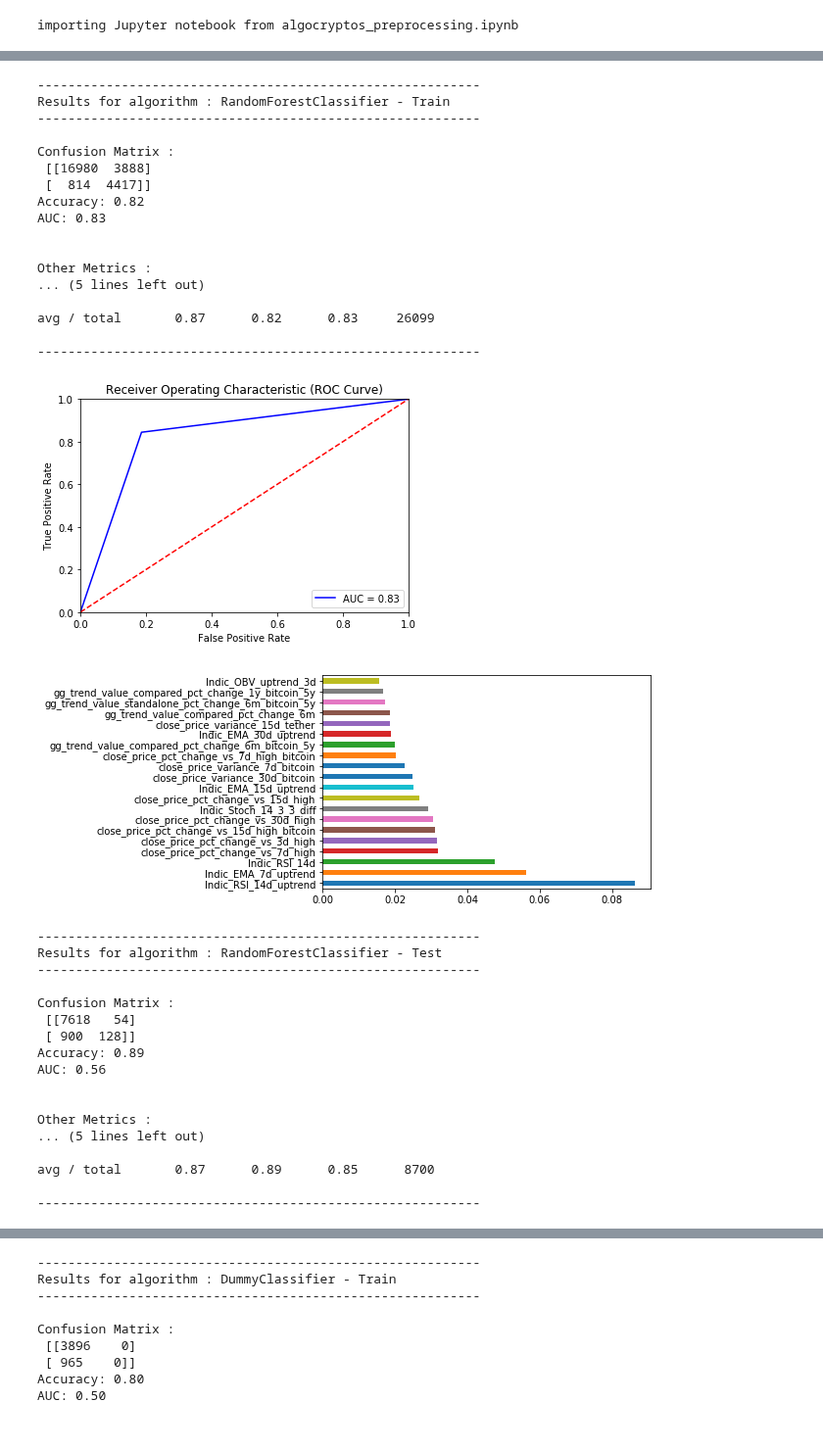
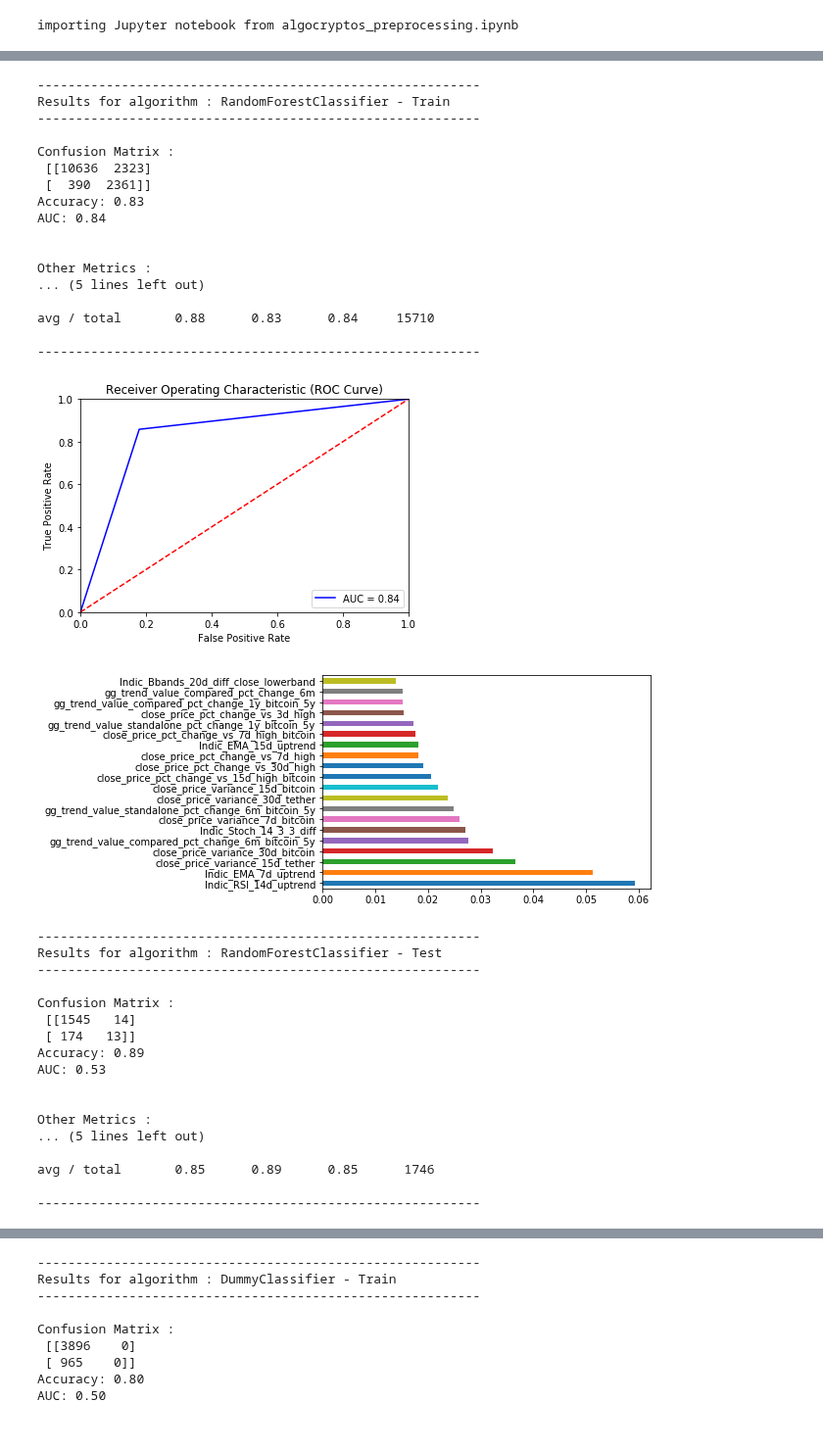
Before and after one commit to cysacenda/algocryptos, a Jupyter notebook: notebooks/ML/algocryptos_global.ipynb, the cells around one changed output, grey strips where cells are left out. Shown at 98% size. Drawn from its saved outputs; the diff is of its cells as text; code cells hidden in the pictures.

```diff
--- a/notebooks/ML/algocryptos_global.ipynb
+++ b/notebooks/ML/algocryptos_global.ipynb
@@ -82,7 +87,7 @@ importing Jupyter notebook from algocryptos_preprocessing.ipynb
 #       'y_+1d_value', 'y_+1d_classif', 'y_+2d_value', 'y_+2d_classif',
 #       'y_+3d_value', 'y_+3d_classif', 'y_+7d_value', 'y_+7d_classif',
 #       'y_+15d_value', 'y_+15d_classif', 'y_+30d_value', 'y_+30d_classif']
-id_cryptocompare = "202330" # ether 7605
+id_cryptocompare = "7605" # ether 7605
 y_to_be_considered = 'y_+1d_classif'
 close_price_increase_targeted = +5
 dict_hours_labels  = {3:'3h', 6:'6h', 12:'12h', 24:'1d', 24*2:'2d', 24*3:'3d', 24*7:'7d', 24*15:'15d', 24*30:'30d'}
@@ -98,21 +103,18 @@ dict_hours_labels  = {3:'3h', 6:'6h', 12:'12h', 24:'1d', 24*2:'2d', 24*3:'3d', 2
 # ------------------ LOAD DATA FROM DATABASE ------------------ #
 
 # Take one crypto only
-#df = alg_preproc.get_global_dataset_for_crypto(id_cryptocompare)
+#df = alg_preproc.get_global_dataset_for_crypto("310829")
 #df2 = df.reset_index(drop=True)
 #df2 = df[['open_price', 'high_price', 'low_price', 'close_price','Indic_OBV_uptrend_15d', 'Indic_RSI_14d_uptrend', 'reddit_subscribers_pct_change_7d', 'Indic_RSI_14d_uptrend', 'Indic_EMA_15d_uptrend', 'Indic_EMA_7d_uptrend', 'Indic_Bbands_20d_diff_close_lowerband', 'close_price_variance_15d_tether', 'close_price_pct_change_vs_7d_high', 'volume_aggregated_24h', 'close_price_variance_30d_bitcoin']]
 
 # Take first 10 cryptos
-df_list = alg_preproc.get_global_datasets_for_top_n_cryptos(15)
+dict_df = alg_preproc.get_global_datasets_for_top_n_cryptos(3)
 
 # Find errors in input data - ex - Problem BCH - "202330"
 #df_tp = df2.iloc[:,0:123]
 #df_tp.reddit_subscribers_pct_change_1d.sort_values()
 #tmp = scaler.fit_transform(df_tp)
 #df2 = df2.replace([np.inf, -np.inf], np.nan).dropna(how="all")
-
-
-=> Problème 310829 - TRX sur zscore
 # %% [output]
 Crypto : 1182
 
@@ -135,6 +124,7 @@ AttributeError: 'numpy.float64' object has no attribute 'sqrt'
 # %%
 # ------------------ PRE-PROCESSING : Calcul y + split data ------------------ #
 columns_nb = 0
+df_new_dict = {}
 df_new_list = []
 
 def calcul_values_of_y(df, dict_hours_labels, increase_target_pct):
@@ -151,8 +141,16 @@ def calcul_values_of_y(df, dict_hours_labels, increase_target_pct):
 
     return df
 
+def do_split_data(df_p, columns_nb_p):
+    # separe x,y
+    X = df_p.iloc[:,range(1, columns_nb_p)]
+    y = df_p.iloc[:,range(columns_nb_p, len(df_p.columns))]
+
+    # split data in training / validating / testing
+    return train_test_split(X, y, random_state=0, shuffle=False)
+
 # calcul y for each crypto
-for df_one_crypto in df_list:
+for key_id_cryptocompare, df_one_crypto in dict_df.items():
     # number of columns before adding y values - could be done once only
     columns_nb = len(df_one_crypto.columns)
 
@@ -161,18 +159,21 @@ for df_one_crypto in df_list:
 
     # remove rows where y can't be calculed (need more data in the future)
     df_one_crypto.dropna(subset=list(df_one_crypto.iloc[:,range(columns_nb, len(df_one_crypto.columns))]), inplace=True)
+
+    df_new_dict[key_id_cryptocompare] = df_one_crypto
     df_new_list.append(df_one_crypto)
 
 # concat to get only one dataframe instead of a list of dataframes
 df_global = pd.concat(df_new_list).sort_index()
 df_global.reset_index(drop=True)
 
-# separe x,y
-X = df_global.iloc[:,range(1, columns_nb)]
-y = df_global.iloc[:,range(columns_nb, len(df_global.columns))]
+# All cryptos
+X_train, X_test, y_train, y_test = do_split_data(df_global, columns_nb)
 
-# split data in training / validating / testing
-X_train, X_test, y_train, y_test = train_test_split(X, y, random_state=0, shuffle=False)
+# The one to predict
+X_train_one_crypto, X_test_one_crypto, y_train_one_crypto, y_test_one_crypto = do_split_data(df_new_dict[id_cryptocompare], columns_nb)
+X_test = X_test_one_crypto
+y_test = y_test_one_crypto
 
 # TODO : To be used to avoid overitting : No tuning while using testing data, only validation
 #X_train, X_val, y_train, y_val = train_test_split(X_train, y_train, test_size=0.2, random_state=1)
@@ -207,53 +189,53 @@ X_test_scaled = scaler.transform(X_test)
 # %%
 # -----------------------
 # ALGO : RANDOM FOREST
 # -----------------------
 from sklearn.ensemble import RandomForestClassifier
-clf = RandomForestClassifier(n_estimators=50, random_state=0, max_features='auto', max_depth=5, criterion='entropy', class_weight="balanced").fit(X_train_scaled, y_train[y_to_be_considered])
+clf = RandomForestClassifier(n_estimators=100, random_state=0, max_features='auto', max_depth=5, criterion='entropy', class_weight="balanced").fit(X_train_scaled, y_train[y_to_be_considered])
 
 show_model_accuracy('RandomForestClassifier - Train', clf, X_train_scaled, y_train[y_to_be_considered], X_train.columns, do_roc_curve=True, do_features_importance=True)
 show_model_accuracy('RandomForestClassifier - Test', clf, X_test_scaled, y_test[y_to_be_considered], X_test.columns, do_roc_curve=True, do_features_importance=False)
 
 # proba : to be shown by prediction, bien comprendre !
 probas = clf.predict_proba(X_test_scaled)[:,1]
 #print(probas)
 print(np.sort(probas))
 
 # clf.decision_path(X_test)
 # %% [output]
 ----------------------------------------------------------
 Results for algorithm : RandomForestClassifier - Train
 ----------------------------------------------------------
 
 Confusion Matrix :
- [[16980  3888]
- [  814  4417]]
-Accuracy: 0.82
-AUC: 0.83
+ [[10636  2323]
+ [  390  2361]]
+Accuracy: 0.83
+AUC: 0.84
 
 
 Other Metrics :
 ... (5 lines left out)
 
-avg / total       0.87      0.82      0.83     26099
+avg / total       0.88      0.83      0.84     15710
 
 ----------------------------------------------------------
-[figure, old version]
+[figure, new version]
-[figure, old version]
+[figure, new version]
 ----------------------------------------------------------
 Results for algorithm : RandomForestClassifier - Test
 ----------------------------------------------------------
 
 Confusion Matrix :
- [[7618   54]
- [ 900  128]]
+ [[1545   14]
+ [ 174   13]]
 Accuracy: 0.89
-AUC: 0.56
+AUC: 0.53
 
 
 Other Metrics :
 ... (5 lines left out)
 
-avg / total       0.87      0.89      0.85      8700
+avg / total       0.85      0.89      0.85      1746
 
 ----------------------------------------------------------
```
Also changed, not shown: parts of 9 cells of this notebook, 1 other file.
